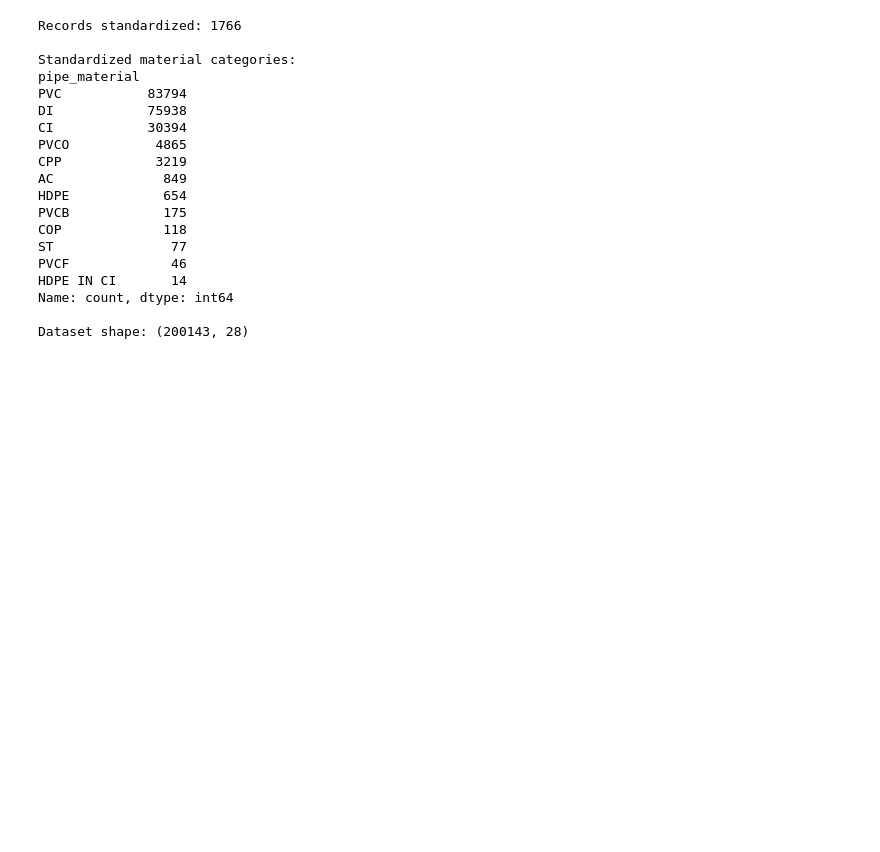
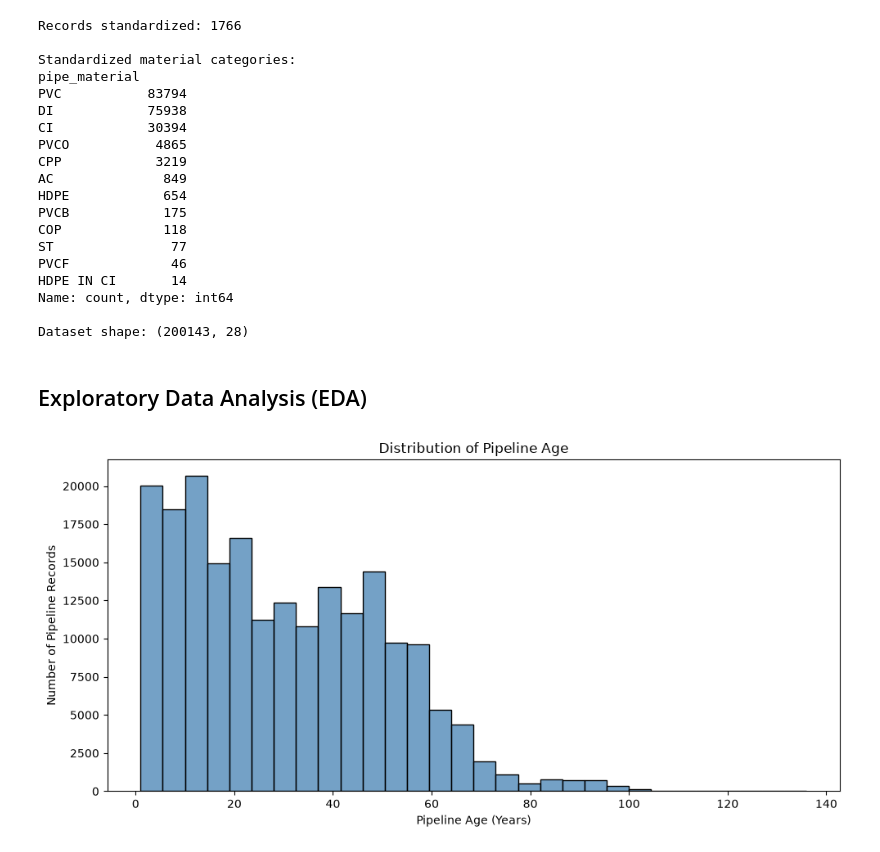
Before and after one commit to ShaimaaAlali8/PipeGuard-AI, a Jupyter notebook: PipeGuard_AI_Project.ipynb, the cells around one changed output. Drawn from its saved outputs; the diff is of its cells as text; code cells hidden in the pictures; blank space fills up the shorter version.

```diff
--- a/PipeGuard_AI_Project.ipynb
+++ b/PipeGuard_AI_Project.ipynb
@@ -368,3 +368,25 @@ HDPE IN CI       14
 Name: count, dtype: int64
 
 Dataset shape: (200143, 28)
+# %% [markdown]
+## Exploratory Data Analysis (EDA)
+# %%
+# EDA 1 — Visualize pipeline age distribution
+
+plt.figure(figsize=(10, 5))
+
+sns.histplot(
+    data=df_clean,
+    x="pipe_age_years",
+    bins=30,
+    color="steelblue"
+)
+
+plt.title("Distribution of Pipeline Age")
+plt.xlabel("Pipeline Age (Years)")
+plt.ylabel("Number of Pipeline Records")
+
+plt.tight_layout()
+plt.show()
+# %% [output]
+[figure, added]
```
Also changed, not shown: parts of 6 cells of this notebook.
